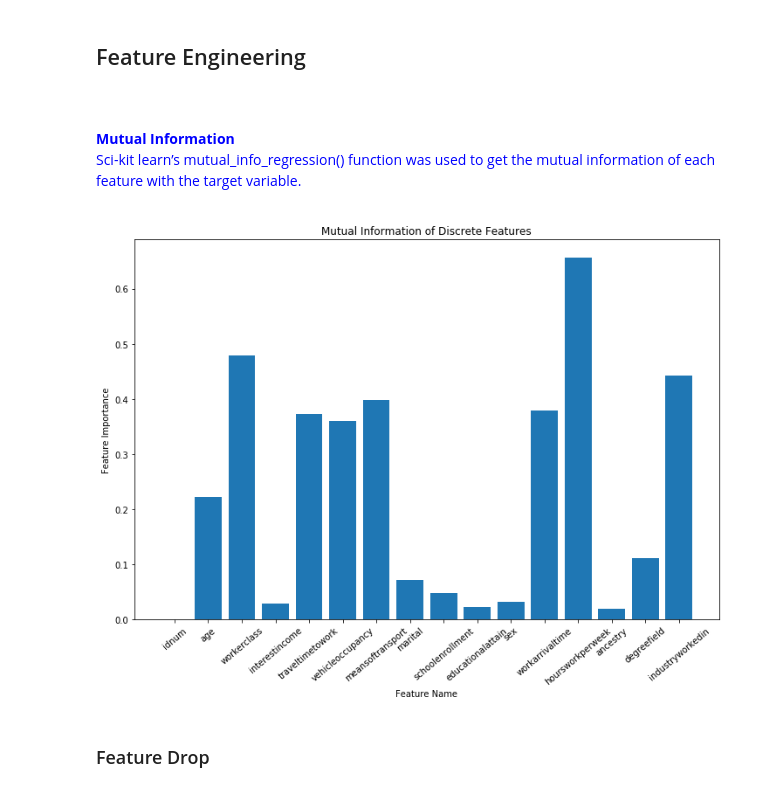
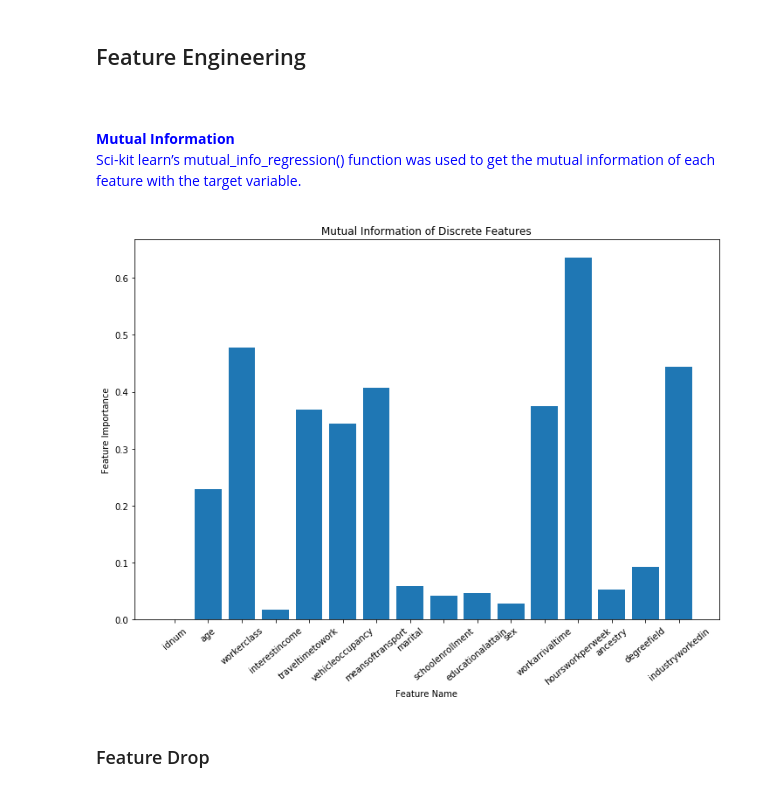
Before and after one commit to akshaytambe/Machine-Learning, a Jupyter notebook: Income_Prediction_Problem/Income_Prediction_Problem.ipynb, the cells around one changed output. Cells and saved outputs as stored; diff of their text form; code cells hidden in the pictures.

```diff
--- a/Income_Prediction_Problem/Income_Prediction_Problem.ipynb
+++ b/Income_Prediction_Problem/Income_Prediction_Problem.ipynb
@@ -15,7 +15,7 @@ import numpy as np
 # %%
 def data_load():
     # Loading Comma Seperated Data using read_table pandas function in 'census_train_data' and 'census_test_data' dataframe
-    census_train_data= pd.read_csv('census_train.csv', header=None)
+    census_train_data= pd.read_csv('census_train.csv')
     census_test_data = pd.read_csv('census_test.csv', header=None)
 
     # Adding Headers to Data
@@ -203,16 +203,16 @@ def plot_info(data, title):
 # %%
 # Mutual Information Gain
 from sklearn.feature_selection import mutual_info_regression
 import matplotlib.pyplot as plt
 
-mutual_df_train = df[:1184]
+mutual_df_train = df[:1183]
 mutual_df_train_X = mutual_df_train.drop(['wages'], axis=1)
 mutual_df_train_y = mutual_df_train['wages']
 dis_mutual_info = mutual_info_regression(mutual_df_train_X, mutual_df_train_y, copy = True)
 dis_res = dict(zip(df.columns.values, dis_mutual_info))
 plot_info(dis_res, "Mutual Information of Discrete Features")
 # %% [output]
-[figure, old version]
+[figure, new version]
 # %% [markdown]
 ### Feature Drop
 # %% [markdown]
```
Also changed, not shown: parts of 22 cells of this notebook, 3 other files.
